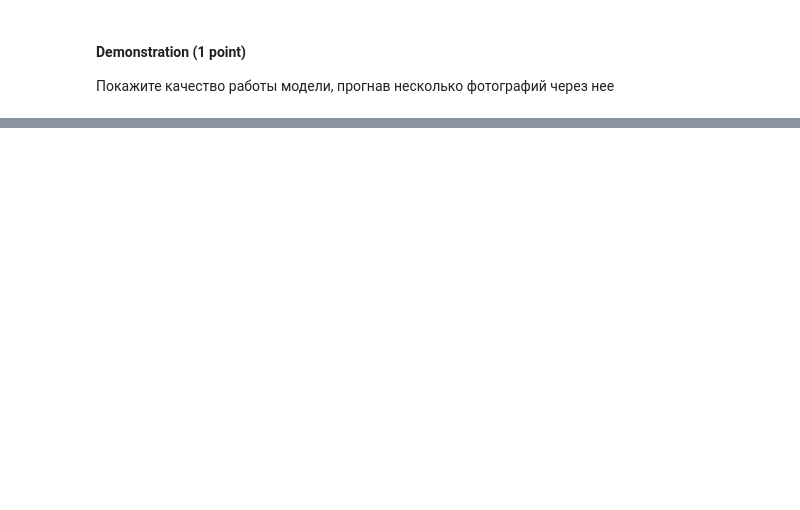
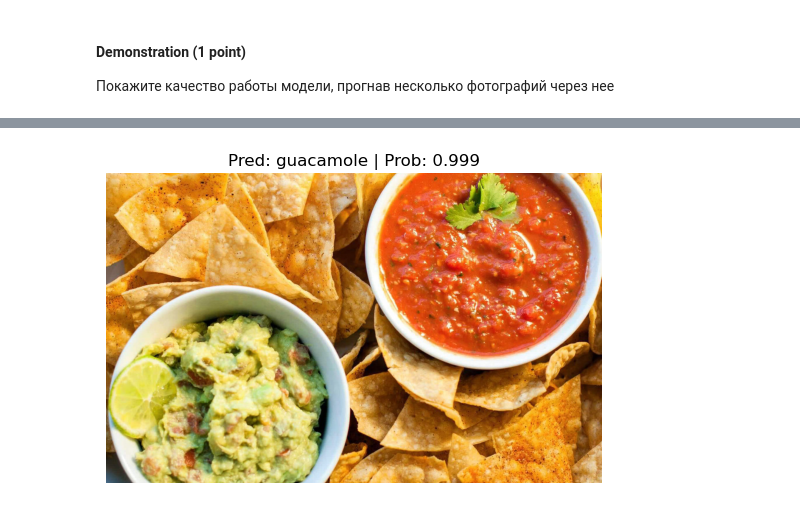
Before and after one commit to diemvs/hse_hw, a Jupyter notebook: dl/homework_02.ipynb, the cells around one changed output, grey strips where cells are left out. Cells and saved outputs as stored; diff of their text form; code cells hidden in the pictures; blank space fills up the shorter version.

```diff
--- a/dl/homework_02.ipynb
+++ b/dl/homework_02.ipynb
@@ -679,0 +784,9 @@ Plot graphs for train and val loss
+# %%
+# Setup custom image path
+custom_image_path = Path(os.path.join("test_images","nachos.jpeg"))
+url_link = "https://avatars.dzeninfra.ru/get-zen_doc/1648379/pub_5d810e19bc251400ae351c4c_5d8118fb32335400af4cd44f/scale_1200"
+# Download the image if it doesn't already exist
+download_image(custom_image_path, url_link)
+# Predict on custom image
+pred_and_plot_image(model=model, image_path=custom_image_path, class_names=class_names)
+# %% [output]
@@ -679,0 +794 @@ Plot graphs for train and val loss
+[figure, added]
```
Also changed, not shown: parts of 10 cells of this notebook, 5 other files.
